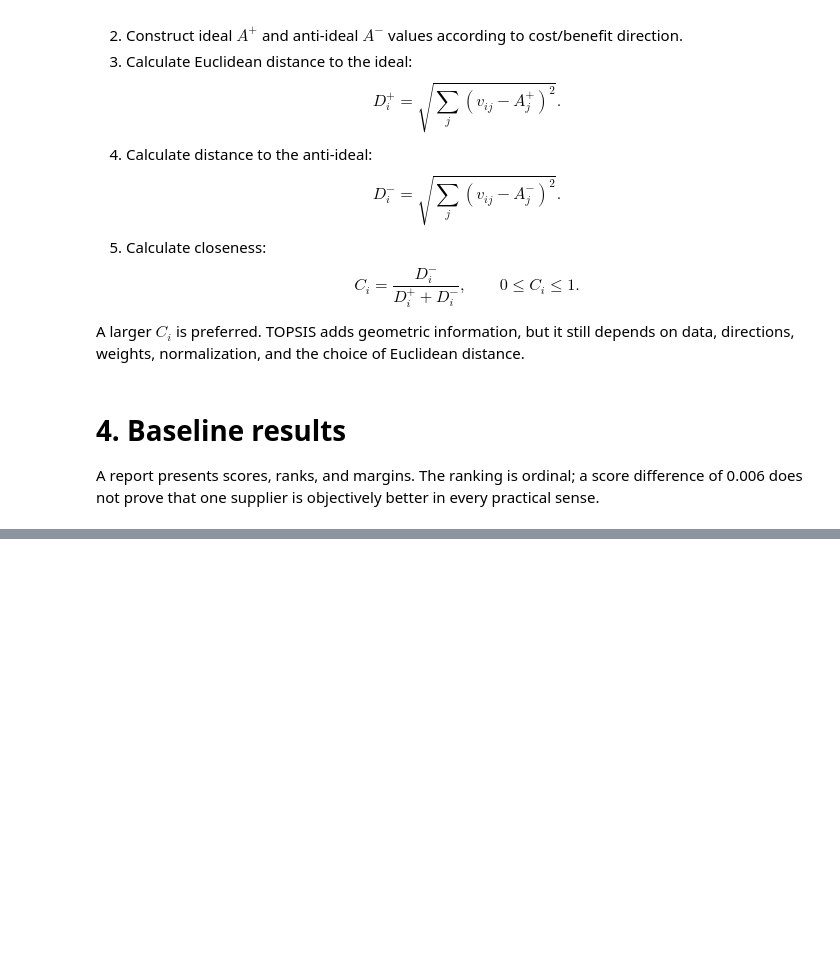
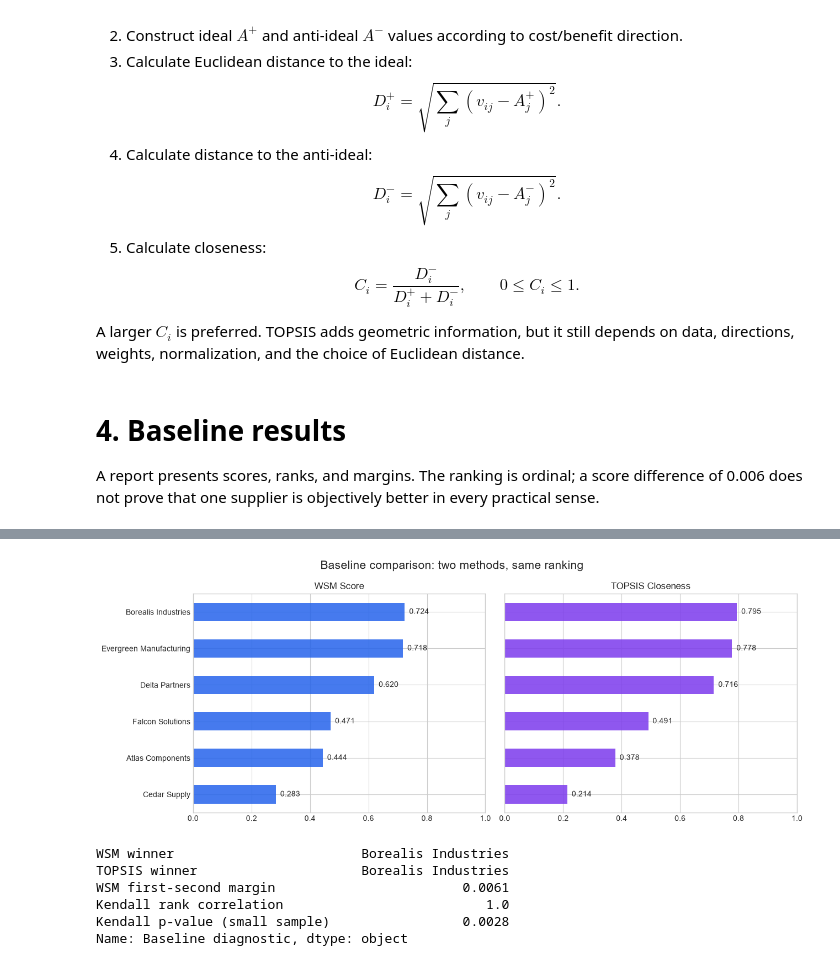
Before and after one commit to BoyanYotov/SoftUni-Math_Concepts_for_Devs-Final_Project, a Jupyter notebook: notebooks/supplier_selection.ipynb, the cells around one changed output, grey strips where cells are left out. Cells and saved outputs as stored; diff of their text form; code cells hidden in the pictures; blank space fills up the shorter version.

```diff
--- a/notebooks/supplier_selection.ipynb
+++ b/notebooks/supplier_selection.ipynb
@@ -466,0 +497,54 @@ A report presents scores, ranks, and margins. The ranking is ordinal; a score di
+# %%
+# Showing the baseline WSM and TOPSIS scores side by side on the same 0-1 scale.
+fig, axes = plt.subplots(1, 2, figsize=(13, 5), sharey=True)
+
+# Each tuple supplies a subplot, score column, and method-specific color.
+for ax, column, color in [
+    (axes[0], "WSM Score", COLORS["blue"]),
+    (axes[1], "TOPSIS Closeness", COLORS["purple"]),
+]:
+    # Ascending order places the strongest supplier at the top of a horizontal bar chart.
+    ordered = baseline_results[column].sort_values()
+    ordered.plot(kind="barh", ax=ax, color=color, alpha=0.85)
+
+    # Using identical limits to make the visual comparison fair.
+    ax.set_title(column)
+    ax.set_xlim(0, 1)
+    ax.set_ylabel("")
+
+    # Labeling bars with their three-decimal score.
+    for y_position, value in enumerate(ordered):
+        ax.text(value + 0.015, y_position, f"{value:.3f}", va="center")
+
+# Adding a shared heading, improve spacing, and render the figure.
+plt.suptitle("Baseline comparison: two methods, same ranking", fontsize=15)
+plt.tight_layout()
+plt.show()
+# %% [output]
+[figure, added]
+# %%
+# Summarizing baseline agreement, decisiveness, and ranking similarity.
+
+# Kendall's tau ranges from -1 (opposite order) to +1 (identical order).
+# The p-value is reported for completeness but should be interpreted cautiously with six suppliers.
+rank_tau, rank_p = kendalltau(wsm_ranks, topsis_ranks)
+
+# The first-second margin measures how decisively the WSM winner leads the runner-up.
+top_two_wsm_scores = wsm_scores.nlargest(2)
+margin = top_two_wsm_scores.iloc[0] - top_two_wsm_scores.iloc[1]
+
+# Assembling the key diagnostics into a labeled Series.
+pd.Series({
+    "WSM winner": wsm_scores.idxmax(),
+    "TOPSIS winner": topsis_scores.idxmax(),
+    "WSM first-second margin": margin,
+    "Kendall rank correlation": rank_tau,
+    "Kendall p-value (small sample)": rank_p,
+}, name="Baseline diagnostic")
+# %% [output]
+WSM winner                        Borealis Industries
+TOPSIS winner                     Borealis Industries
+WSM first-second margin                        0.0061
+Kendall rank correlation                          1.0
+Kendall p-value (small sample)                 0.0028
+Name: Baseline diagnostic, dtype: object
```
Also changed, not shown: parts of 8 cells of this notebook.
